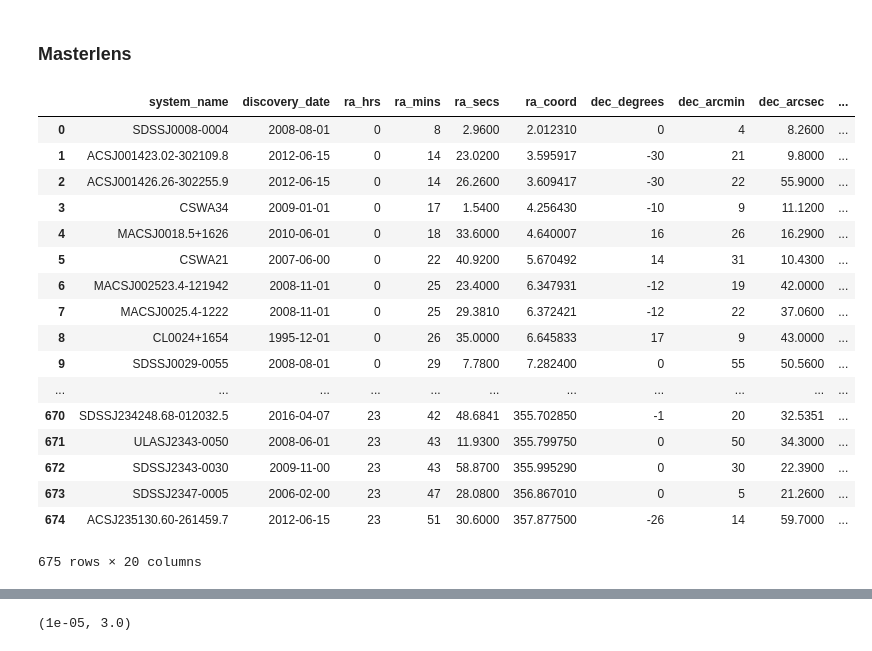
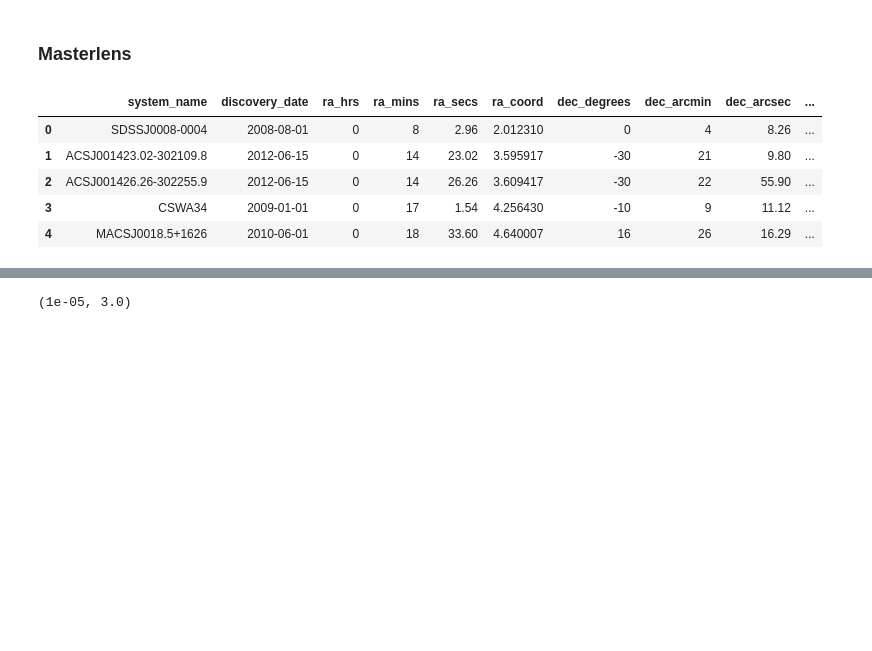
Before and after one commit to vivianemm/GLquasars, a Jupyter notebook: Untitled.ipynb, the cells around one changed output, grey strips where cells are left out. Saved outputs shown, nothing was run; the diff lists cells and outputs as text; code cells hidden in the pictures; blank space fills up the shorter version.

```diff
--- a/Untitled.ipynb
+++ b/Untitled.ipynb
@@ -8,24 +10,12 @@ import pandas as pd
 # %%
 lens_df = pd.read_csv('masterlens.csv')
-lens_df
+lens_df.head()
 # %% [output]
 |  | system_name | discovery_date | ra_hrs | ra_mins | ra_secs | ra_coord | dec_degrees | dec_arcmin | dec_arcsec | ... |
-| 0 | SDSSJ0008-0004 | 2008-08-01 | 0 | 8 | 2.9600 | 2.012310 | 0 | 4 | 8.2600 | ... |
-| 1 | ACSJ001423.02-302109.8 | 2012-06-15 | 0 | 14 | 23.0200 | 3.595917 | -30 | 21 | 9.8000 | ... |
-| 2 | ACSJ001426.26-302255.9 | 2012-06-15 | 0 | 14 | 26.2600 | 3.609417 | -30 | 22 | 55.9000 | ... |
-| 3 | CSWA34 | 2009-01-01 | 0 | 17 | 1.5400 | 4.256430 | -10 | 9 | 11.1200 | ... |
-| 4 | MACSJ0018.5+1626 | 2010-06-01 | 0 | 18 | 33.6000 | 4.640007 | 16 | 26 | 16.2900 | ... |
-| 5 | CSWA21 | 2007-06-00 | 0 | 22 | 40.9200 | 5.670492 | 14 | 31 | 10.4300 | ... |
-| 6 | MACSJ002523.4-121942 | 2008-11-01 | 0 | 25 | 23.4000 | 6.347931 | -12 | 19 | 42.0000 | ... |
-| 7 | MACSJ0025.4-1222 | 2008-11-01 | 0 | 25 | 29.3810 | 6.372421 | -12 | 22 | 37.0600 | ... |
-| 8 | CL0024+1654 | 1995-12-01 | 0 | 26 | 35.0000 | 6.645833 | 17 | 9 | 43.0000 | ... |
-| 9 | SDSSJ0029-0055 | 2008-08-01 | 0 | 29 | 7.7800 | 7.282400 | 0 | 55 | 50.5600 | ... |
-| ... | ... | ... | ... | ... | ... | ... | ... | ... | ... | ... |
-| 670 | SDSSJ234248.68-012032.5 | 2016-04-07 | 23 | 42 | 48.6841 | 355.702850 | -1 | 20 | 32.5351 | ... |
-| 671 | ULASJ2343-0050 | 2008-06-01 | 23 | 43 | 11.9300 | 355.799750 | 0 | 50 | 34.3000 | ... |
-| 672 | SDSSJ2343-0030 | 2009-11-00 | 23 | 43 | 58.8700 | 355.995290 | 0 | 30 | 22.3900 | ... |
-| 673 | SDSSJ2347-0005 | 2006-02-00 | 23 | 47 | 28.0800 | 356.867010 | 0 | 5 | 21.2600 | ... |
-| 674 | ACSJ235130.60-261459.7 | 2012-06-15 | 23 | 51 | 30.6000 | 357.877500 | -26 | 14 | 59.7000 | ... |
+| 0 | SDSSJ0008-0004 | 2008-08-01 | 0 | 8 | 2.96 | 2.012310 | 0 | 4 | 8.26 | ... |
+| 1 | ACSJ001423.02-302109.8 | 2012-06-15 | 0 | 14 | 23.02 | 3.595917 | -30 | 21 | 9.80 | ... |
+| 2 | ACSJ001426.26-302255.9 | 2012-06-15 | 0 | 14 | 26.26 | 3.609417 | -30 | 22 | 55.90 | ... |
+| 3 | CSWA34 | 2009-01-01 | 0 | 17 | 1.54 | 4.256430 | -10 | 9 | 11.12 | ... |
+| 4 | MACSJ0018.5+1626 | 2010-06-01 | 0 | 18 | 33.60 | 4.640007 | 16 | 26 | 16.29 | ... |
-675 rows × 20 columns
 # %%
 # barplot do numero de imagens em cada lente
```
Also changed, not shown: parts of 10 cells of this notebook, 2 other files.
